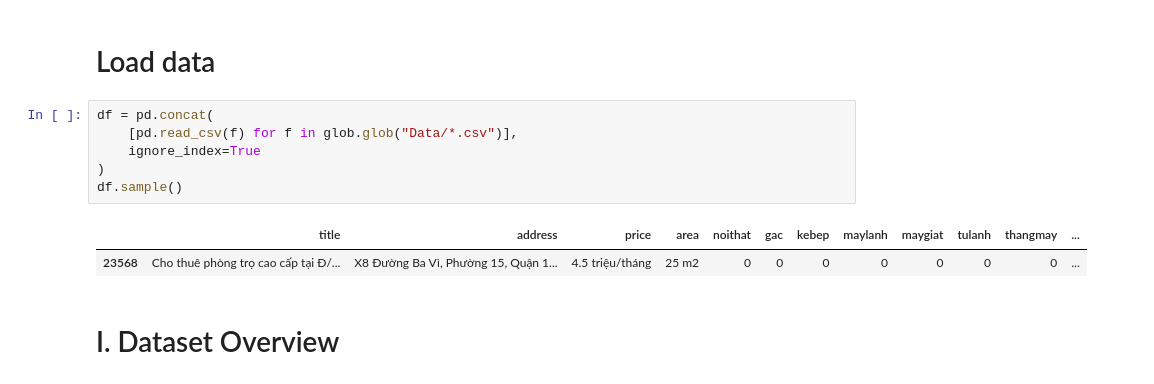
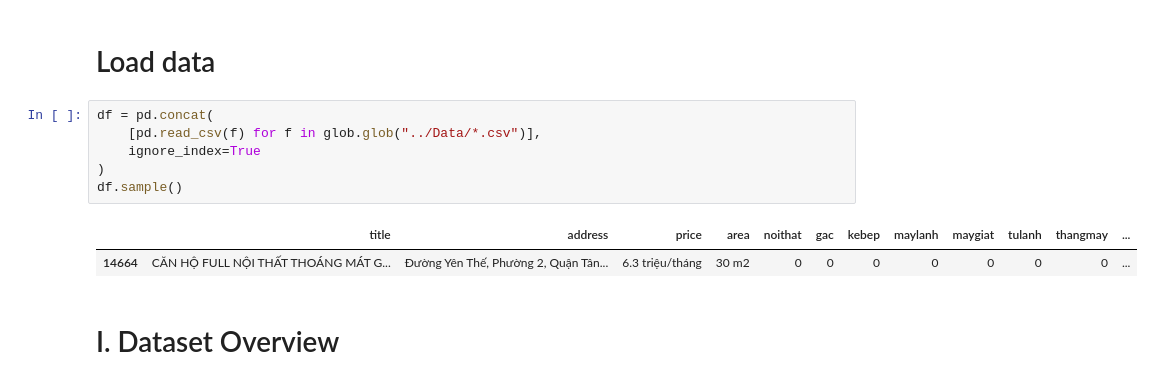
Before and after one commit to HungHiHung10/Intro2DS, a Jupyter notebook: notebooks/Explore_data.ipynb, the cells around one changed output. Cells and saved outputs as stored; diff of their text form.

```diff
--- a/notebooks/Explore_data.ipynb
+++ b/notebooks/Explore_data.ipynb
@@ -9,13 +9,13 @@ import glob
 # Load data
 # %%
 df = pd.concat(
-    [pd.read_csv(f) for f in glob.glob("Data/*.csv")],
+    [pd.read_csv(f) for f in glob.glob("../Data/*.csv")],
     ignore_index=True
 )
 df.sample()
 # %% [output]
 |  | title | address | price | area | noithat | gac | kebep | maylanh | maygiat | tulanh | thangmay | ... |
-| 23568 | Cho thuê phòng trọ cao cấp tại Đ/... | X8 Đường Ba Vì, Phường 15, Quận 1... | 4.5 triệu/tháng | 25 m2 | 0 | 0 | 0 | 0 | 0 | 0 | 0 | ... |
+| 14664 | CĂN HỘ FULL NỘI THẤT THOÁNG MÁT G... | Đường Yên Thế, Phường 2, Quận Tân... | 6.3 triệu/tháng | 30 m2 | 0 | 0 | 0 | 0 | 0 | 0 | 0 | ... |
 # %% [markdown]
 # I. Dataset Overview
 # %% [markdown]
```
Also changed, not shown: parts of 1 cell of this notebook.
